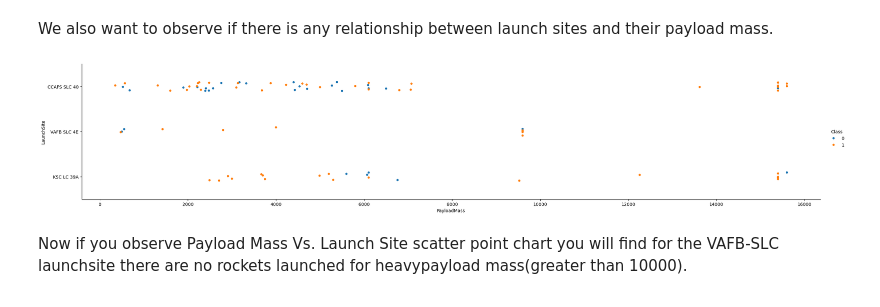
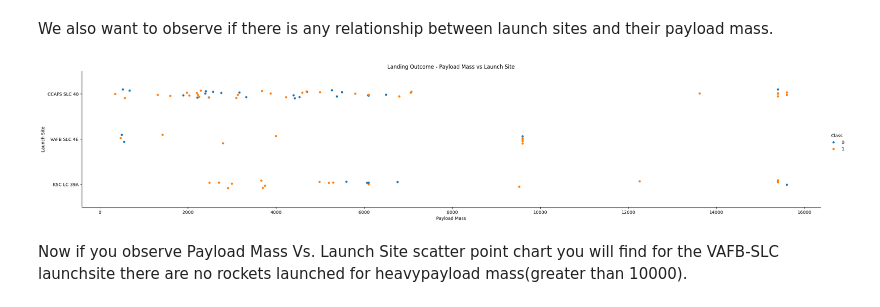
Before and after one commit to nunoist1000/IBM-Data-Science-Capstone, a Jupyter notebook: 05. edadataviz.ipynb, the cells around one changed output. Cells and saved outputs as stored; diff of their text form; code cells hidden in the pictures.

```diff
--- a/05. edadataviz.ipynb
+++ b/05. edadataviz.ipynb
@@ -110,9 +112,12 @@ We also want to observe if there is any relationship between launch sites and th
 # %%
 # Plot a scatter point chart with x axis to be Pay Load Mass (kg) and y axis to be the launch site, and hue to be the class value
 sns.catplot(x="PayloadMass",y="LaunchSite",  hue="Class", data=df, aspect = 5)
+plt.xlabel("Payload Mass",fontsize=10)
+plt.ylabel("Launch Site",fontsize=10)
+plt.title("Landing Outcome - Payload Mass vs Launch Site")
 plt.show()
 # %% [output]
-[figure, old version]
+[figure, new version]
 # %% [markdown]
 Now if you observe Payload Mass Vs. Launch Site scatter point chart you will find for the VAFB-SLC  launchsite there are no  rockets  launched for  heavypayload mass(greater than 10000).
 # %% [markdown]
```
Also changed, not shown: parts of 5 cells of this notebook.
